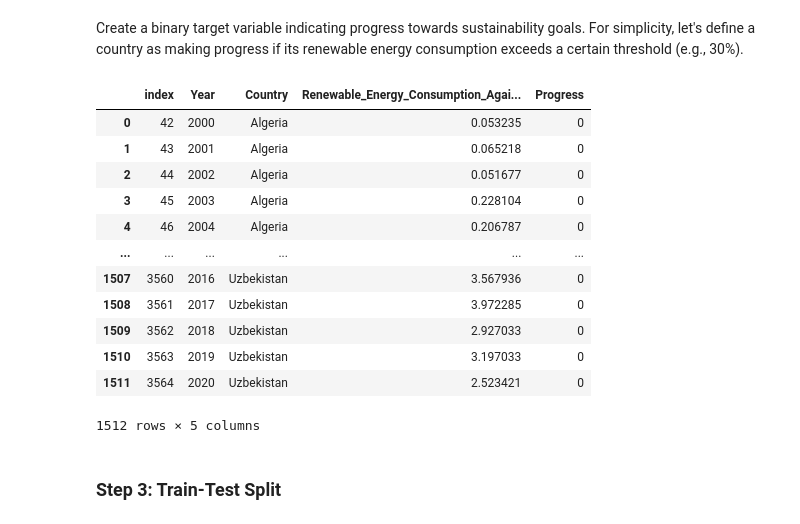
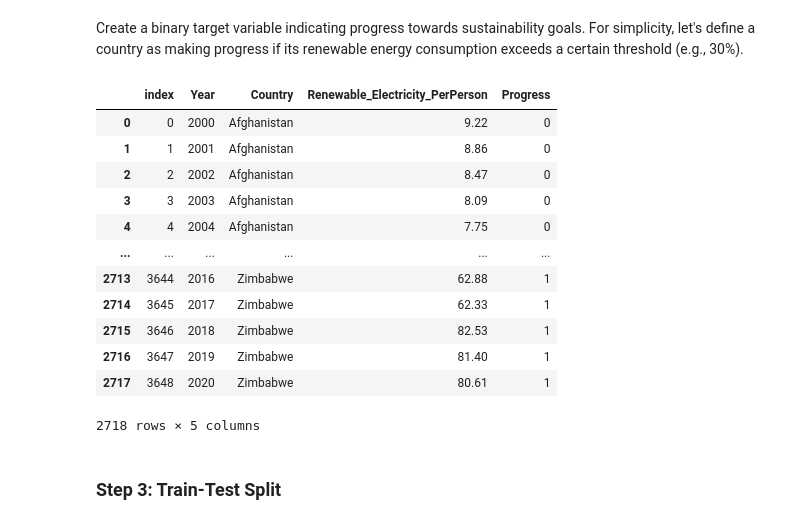
Before and after one commit to aojah1/sdg7, a Jupyter notebook: sustainability.ipynb, the cells around one changed output. Saved outputs shown, nothing was run; the diff lists cells and outputs as text; code cells hidden in the pictures.

```diff
--- a/sustainability.ipynb
+++ b/sustainability.ipynb
@@ -650,8 +650,9 @@ Choose the relevant features for the classification task.
 features = [
     'Year',
     'Country',
-    'Renewable_Energy_Consumption_AgainstTotalEnergy_Percent'
+    'Renewable_Electricity_PerPerson'
 ]
+
 df_features_svc = df_key_features[features].dropna().reset_index()
 df_features_svc.isnull().sum()
 # %% [output]
@@ -667,25 +668,25 @@ Create a binary target variable indicating progress towards sustainability goals
 # %%
 # Create a binary target variable
 threshold = 30
-df_features_svc['Progress'] = (df_features_svc['Renewable_Energy_Consumption_AgainstTotalEnergy_Percent'] > threshold).astype(int)
+df_features_svc['Progress'] = (df_features_svc['Renewable_Electricity_PerPerson'] > threshold).astype(int)
 
 # Target variable
 target = 'Progress'
 df_features_svc
 # %% [output]
-|  | index | Year | Country | Renewable_Energy_Consumption_Agai... | Progress |
-| 0 | 42 | 2000 | Algeria | 0.053235 | 0 |
-| 1 | 43 | 2001 | Algeria | 0.065218 | 0 |
-| 2 | 44 | 2002 | Algeria | 0.051677 | 0 |
-| 3 | 45 | 2003 | Algeria | 0.228104 | 0 |
-| 4 | 46 | 2004 | Algeria | 0.206787 | 0 |
+|  | index | Year | Country | Renewable_Electricity_PerPerson | Progress |
+| 0 | 0 | 2000 | Afghanistan | 9.22 | 0 |
+| 1 | 1 | 2001 | Afghanistan | 8.86 | 0 |
+| 2 | 2 | 2002 | Afghanistan | 8.47 | 0 |
+| 3 | 3 | 2003 | Afghanistan | 8.09 | 0 |
+| 4 | 4 | 2004 | Afghanistan | 7.75 | 0 |
 | ... | ... | ... | ... | ... | ... |
-| 1507 | 3560 | 2016 | Uzbekistan | 3.567936 | 0 |
-| 1508 | 3561 | 2017 | Uzbekistan | 3.972285 | 0 |
-| 1509 | 3562 | 2018 | Uzbekistan | 2.927033 | 0 |
-| 1510 | 3563 | 2019 | Uzbekistan | 3.197033 | 0 |
-| 1511 | 3564 | 2020 | Uzbekistan | 2.523421 | 0 |
+| 2713 | 3644 | 2016 | Zimbabwe | 62.88 | 1 |
+| 2714 | 3645 | 2017 | Zimbabwe | 62.33 | 1 |
+| 2715 | 3646 | 2018 | Zimbabwe | 82.53 | 1 |
+| 2716 | 3647 | 2019 | Zimbabwe | 81.40 | 1 |
+| 2717 | 3648 | 2020 | Zimbabwe | 80.61 | 1 |
-1512 rows × 5 columns
+2718 rows × 5 columns
 # %% [markdown]
 ### Step 3: Train-Test Split
 # %% [markdown]
```
Also changed, not shown: parts of 19 cells of this notebook, 4 other files.
